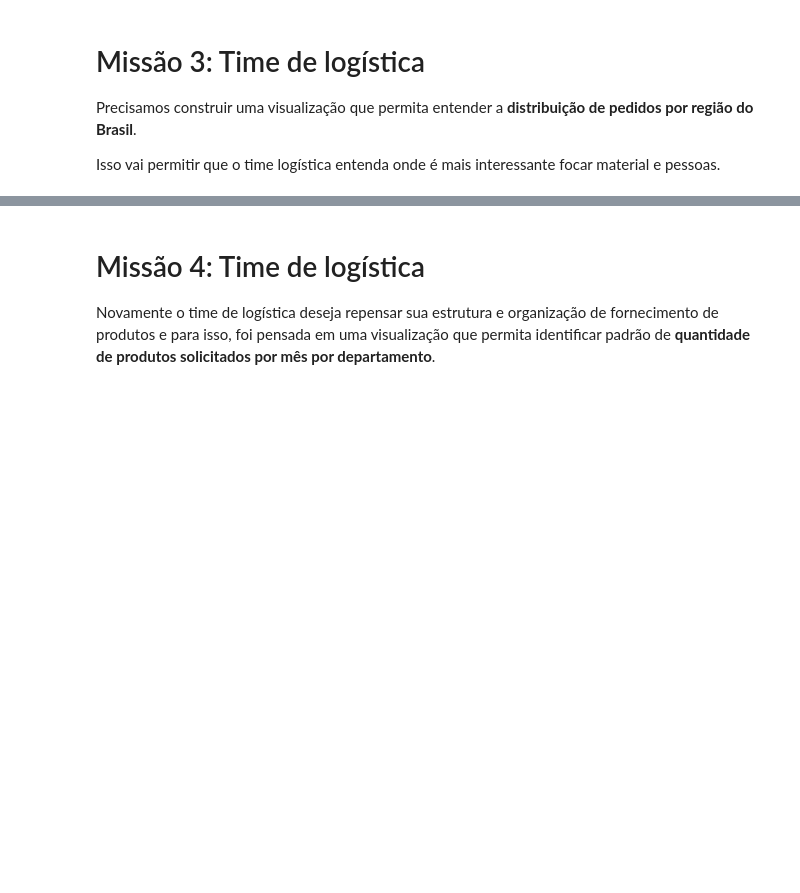
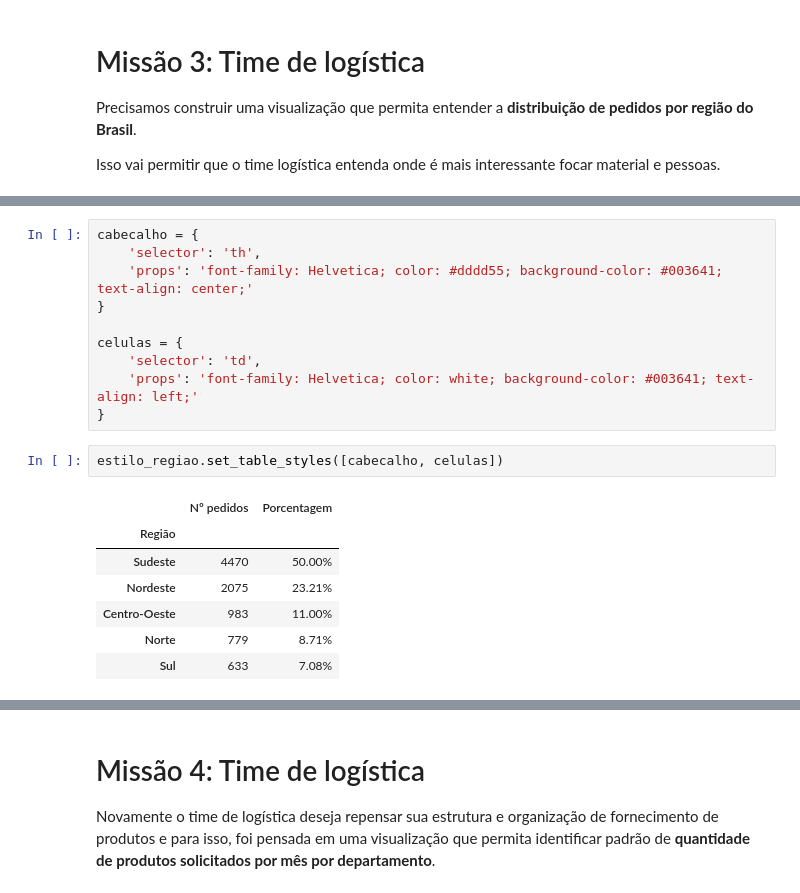
Before and after one commit to lukaswyllis/formacao-avancando-em-data-science-com-python, a Jupyter notebook: Curso 4 - Data Visualization - Estilização de tabelas com Python.ipynb, the cells around one changed output, grey strips where cells are left out. Drawn from its saved outputs; the diff is of its cells as text; blank space fills up the shorter version.

```diff
--- a/Curso 4 - Data Visualization - Estilização de tabelas com Python.ipynb
+++ b/Curso 4 - Data Visualization - Estilização de tabelas com Python.ipynb
@@ -267,0 +326,20 @@ Isso vai permitir que o time logística entenda onde é mais interessante focar
+# %%
+cabecalho = {
+    'selector': 'th',
+    'props': 'font-family: Helvetica; color: #dddd55; background-color: #003641; text-align: center;'
+}
+
+celulas = {
+    'selector': 'td',
+    'props': 'font-family: Helvetica; color: white; background-color: #003641; text-align: left;'
+}
+# %%
+estilo_regiao.set_table_styles([cabecalho, celulas])
+# %% [output]
+|  | Nº pedidos | Porcentagem |
+| Região |  |  |
+| Sudeste | 4470 | 50.00% |
+| Nordeste | 2075 | 23.21% |
+| Centro-Oeste | 983 | 11.00% |
+| Norte | 779 | 8.71% |
+| Sul | 633 | 7.08% |
```
Also changed, not shown: parts of 13 cells of this notebook.
